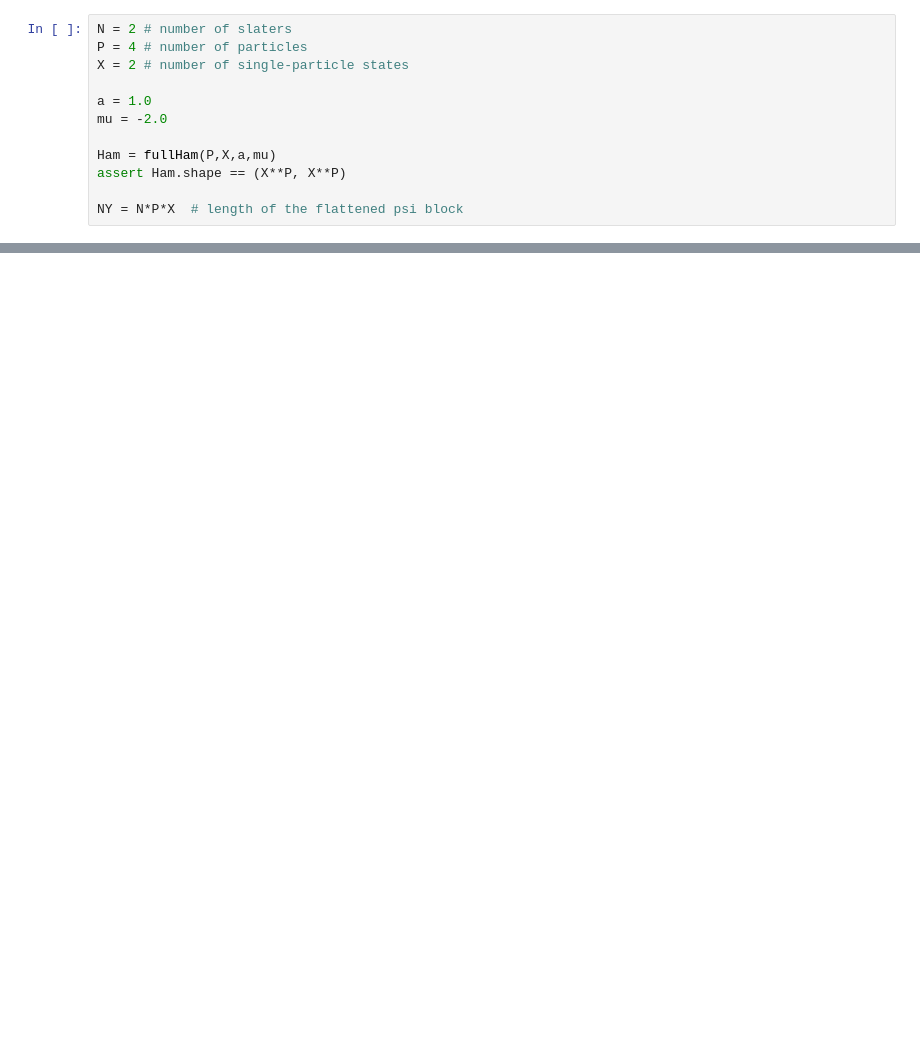
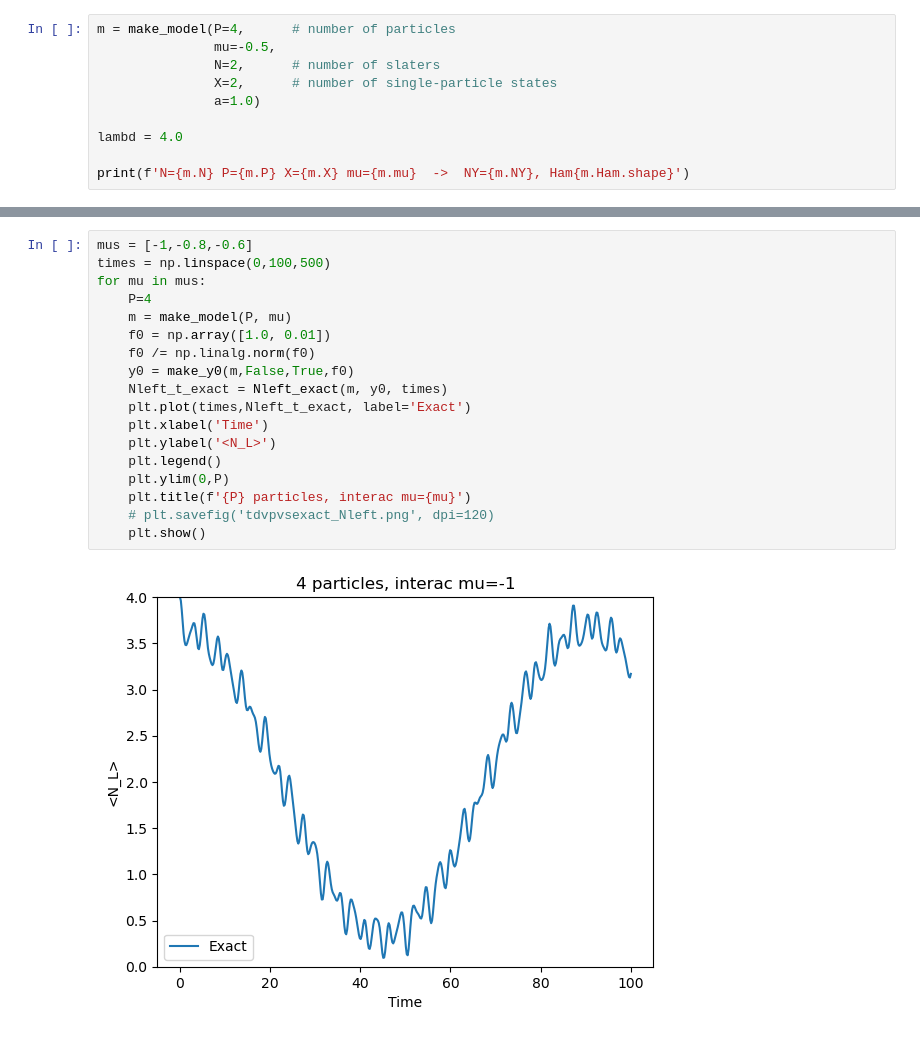
Before and after one commit to annabirke/Honours_entangle_magic, a Jupyter notebook: 2slaterforclaude/2slater_september.ipynb, the cells around one changed output, grey strips where cells are left out. Cells and saved outputs as stored; diff of their text form; blank space fills up the shorter version.

Commit message:
plotting is now function 'dotheting', changed input parameters to be stored in m=make_model, added option of orthogonality condition but that breaks it, still need to look into why

```diff
--- a/2slaterforclaude/2slater_september.ipynb
+++ b/2slaterforclaude/2slater_september.ipynb
@@ -320,12 +436,10 @@ def integrate(y0, t_list, rcond=1e-10, gauge=True, **kw): # **kw says to collect
 # %%
-N = 2 # number of slaters
-P = 4 # number of particles
-X = 2 # number of single-particle states
+m = make_model(P=4,      # number of particles
+               mu=-0.5,
+               N=2,      # number of slaters
+               X=2,      # number of single-particle states
+               a=1.0)
 
-a = 1.0
-mu = -2.0
+lambd = 4.0
 
-Ham = fullHam(P,X,a,mu)
-assert Ham.shape == (X**P, X**P)
-
-NY = N*P*X  # length of the flattened psi block
+print(f'N={m.N} P={m.P} X={m.X} mu={m.mu}  ->  NY={m.NY}, Ham{m.Ham.shape}')
@@ -331,0 +492,20 @@ NY = N*P*X  # length of the flattened psi block
+# %%
+mus = [-1,-0.8,-0.6]
+times = np.linspace(0,100,500)
+for mu in mus:
+    P=4
+    m = make_model(P, mu)
+    f0 = np.array([1.0, 0.01])
+    f0 /= np.linalg.norm(f0)
+    y0 = make_y0(m,False,True,f0)
+    Nleft_t_exact = Nleft_exact(m, y0, times)
+    plt.plot(times,Nleft_t_exact, label='Exact')
+    plt.xlabel('Time')
+    plt.ylabel('<N_L>')
+    plt.legend()
+    plt.ylim(0,P)
+    plt.title(f'{P} particles, interac mu={mu}')
+    # plt.savefig('tdvpvsexact_Nleft.png', dpi=120)
+    plt.show()
+# %% [output]
+[figure, added]
```
Also changed, not shown: parts of 15 cells of this notebook, 1 other file.
